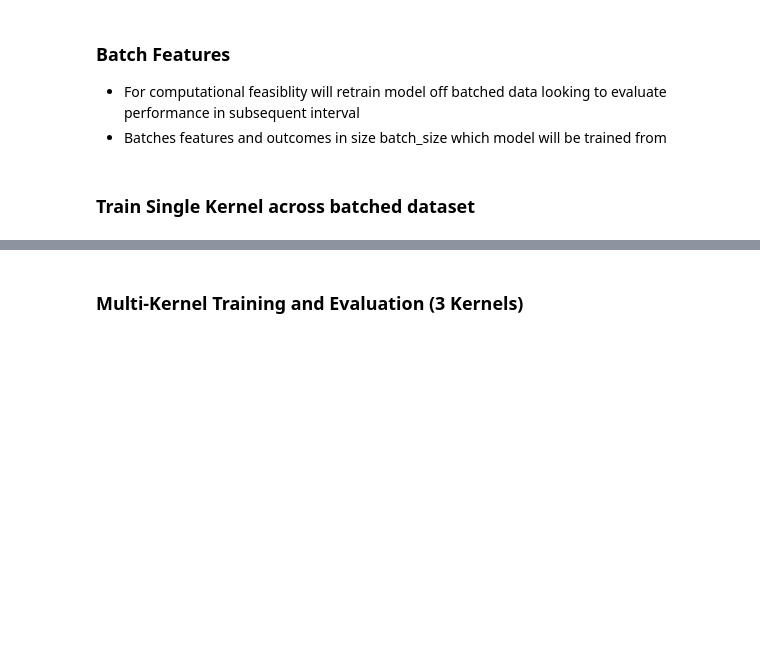
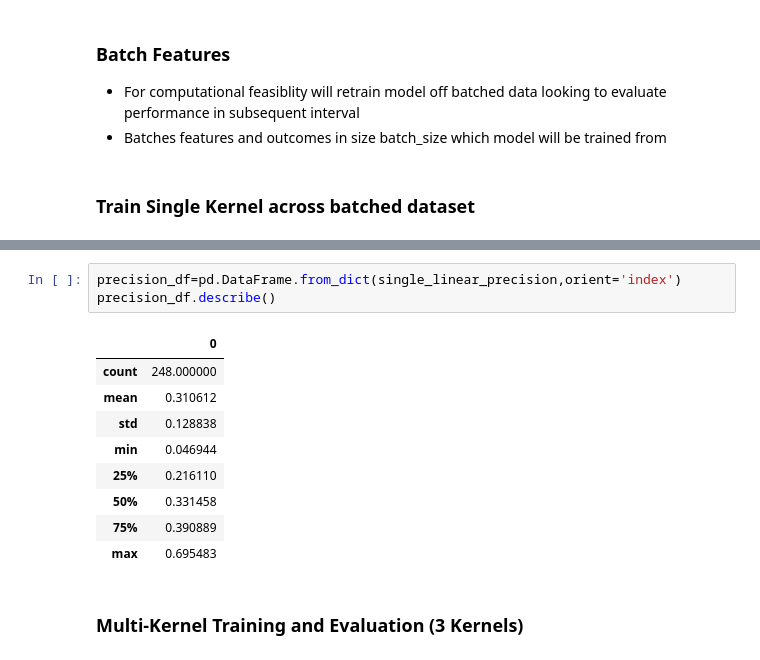
Before and after one commit to jasonbohne123/Kernel_Learning, a Jupyter notebook: LOB_Analysis/mkl_lob.ipynb, the cells around one changed output, grey strips where cells are left out. Drawn from its saved outputs; the diff is of its cells as text; blank space fills up the shorter version.

```diff
--- a/LOB_Analysis/mkl_lob.ipynb
+++ b/LOB_Analysis/mkl_lob.ipynb
@@ -154,3 +198,16 @@ precision_df.describe()
+# %%
+precision_df=pd.DataFrame.from_dict(single_linear_precision,orient='index')
+precision_df.describe()
+# %% [output]
+|  | 0 |
+| count | 248.000000 |
+| mean | 0.310612 |
+| std | 0.128838 |
+| min | 0.046944 |
+| 25% | 0.216110 |
+| 50% | 0.331458 |
+| 75% | 0.390889 |
+| max | 0.695483 |
 # %% [markdown]
 ### Multi-Kernel Training and Evaluation (3 Kernels)
 # %%
```
Also changed, not shown: parts of 12 cells of this notebook, 23 other files.
